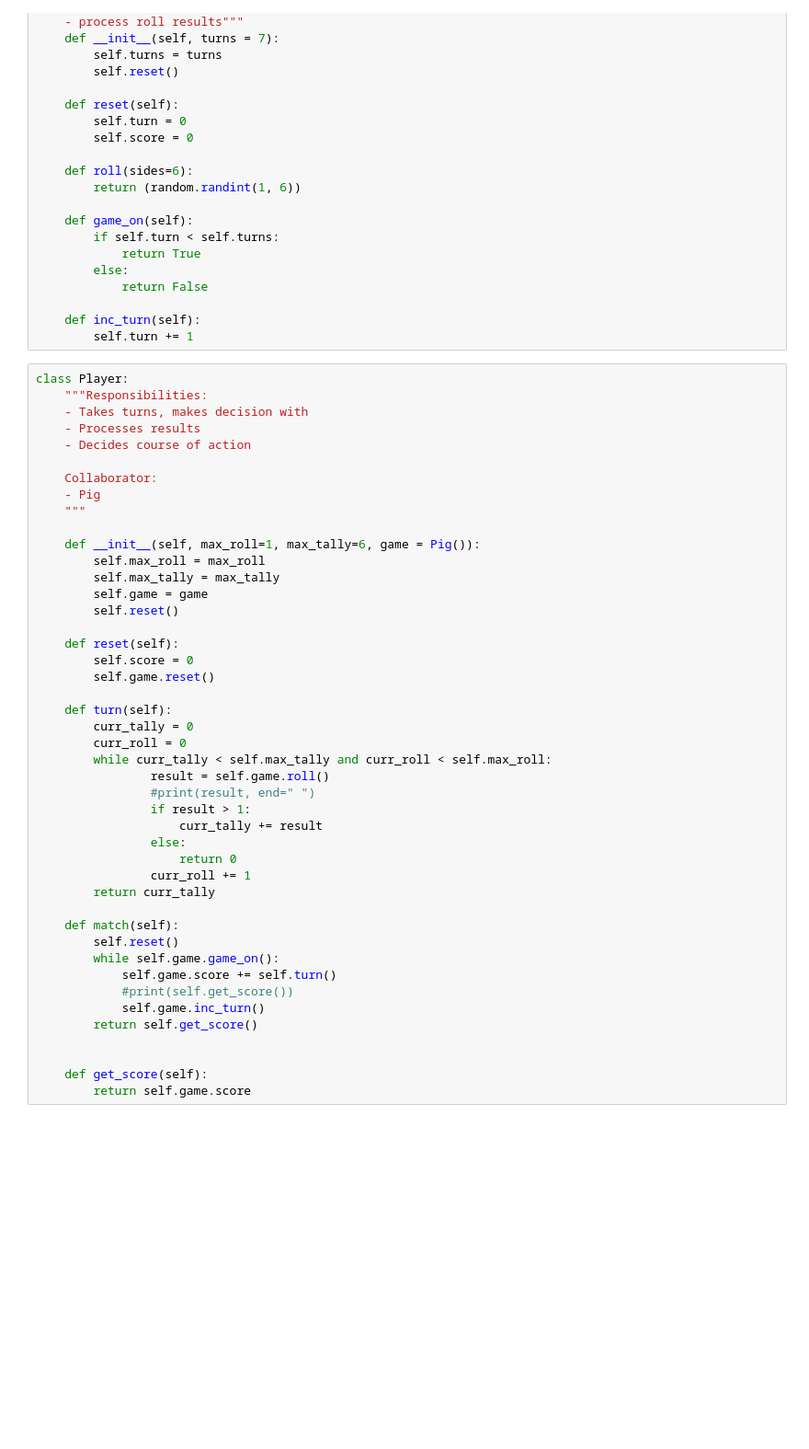
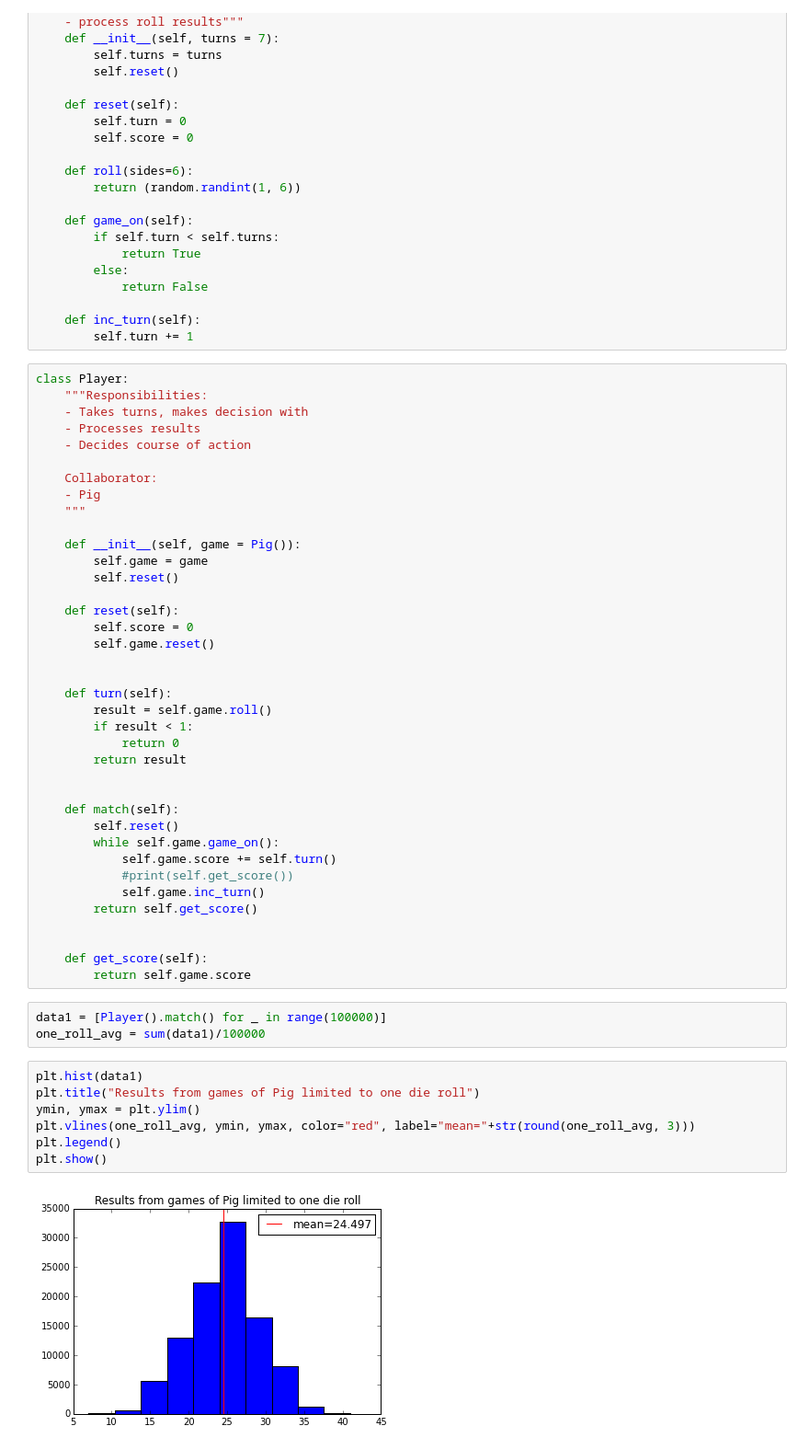
Before and after one commit to JonathanFrederick/ultimate-pig, a Jupyter notebook: pig.ipynb, the cells around one changed output. Shown: that part at 92% size. Cells and saved outputs as stored; diff of their text form; blank space fills up the shorter version.

Commit message:
Some more data sets

```diff
--- a/pig.ipynb
+++ b/pig.ipynb
@@ -43,9 +43,7 @@ class Player:
     - Pig
     """
 
-    def __init__(self, max_roll=1, max_tally=6, game = Pig()):
-        self.max_roll = max_roll
-        self.max_tally = max_tally
+    def __init__(self, game = Pig()):
         self.game = game
         self.reset()
 
@@ -53,18 +51,13 @@ class Player:
         self.score = 0
         self.game.reset()
 
+
     def turn(self):
-        curr_tally = 0
-        curr_roll = 0
-        while curr_tally < self.max_tally and curr_roll < self.max_roll:
-                result = self.game.roll()
-                #print(result, end=" ")
-                if result > 1:
-                    curr_tally += result
-                else:
-                    return 0
-                curr_roll += 1
-        return curr_tally
+        result = self.game.roll()
+        if result < 1:
+            return 0
+        return result
+
 
     def match(self):
         self.reset()
@@ -77,3 +70,15 @@ class Player:
 
     def get_score(self):
         return self.game.score
+# %%
+data1 = [Player().match() for _ in range(100000)]
+one_roll_avg = sum(data1)/100000
+# %%
+plt.hist(data1)
+plt.title("Results from games of Pig limited to one die roll")
+ymin, ymax = plt.ylim()
+plt.vlines(one_roll_avg, ymin, ymax, color="red", label="mean="+str(round(one_roll_avg, 3)))
+plt.legend()
+plt.show()
+# %% [output]
+[figure, added]
```
Also changed, not shown: parts of 14 cells of this notebook.
